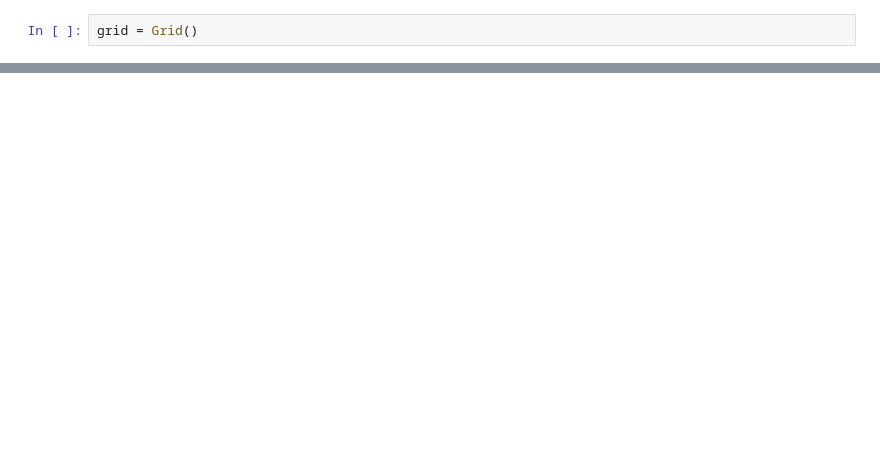
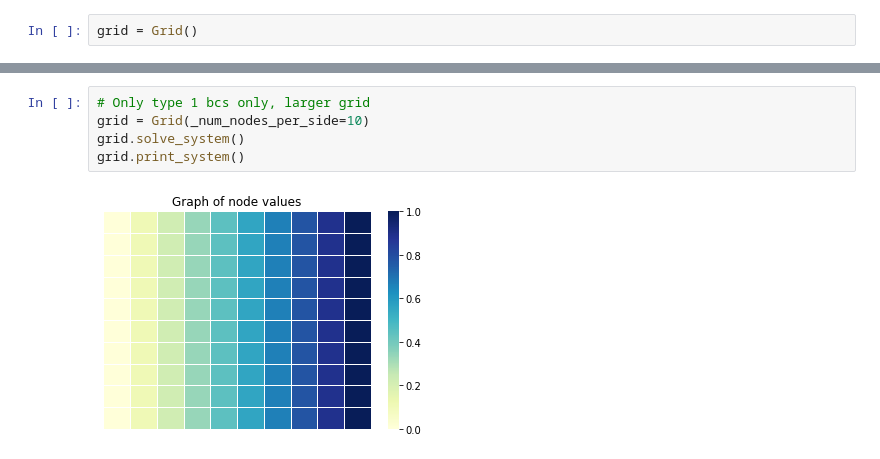
Before and after one commit to westb2/numerical_methods_hw4, a Jupyter notebook: test_grid.ipynb, the cells around one changed output, grey strips where cells are left out. Cells and saved outputs as stored; diff of their text form; blank space fills up the shorter version.

```diff
--- a/test_grid.ipynb
+++ b/test_grid.ipynb
@@ -177,0 +222,7 @@ grid.print_system()
+# %%
+# Only type 1 bcs only, larger grid
+grid = Grid(_num_nodes_per_side=10)
+grid.solve_system()
+grid.print_system()
+# %% [output]
+[figure, added]
```
Also changed, not shown: parts of 10 cells of this notebook.
